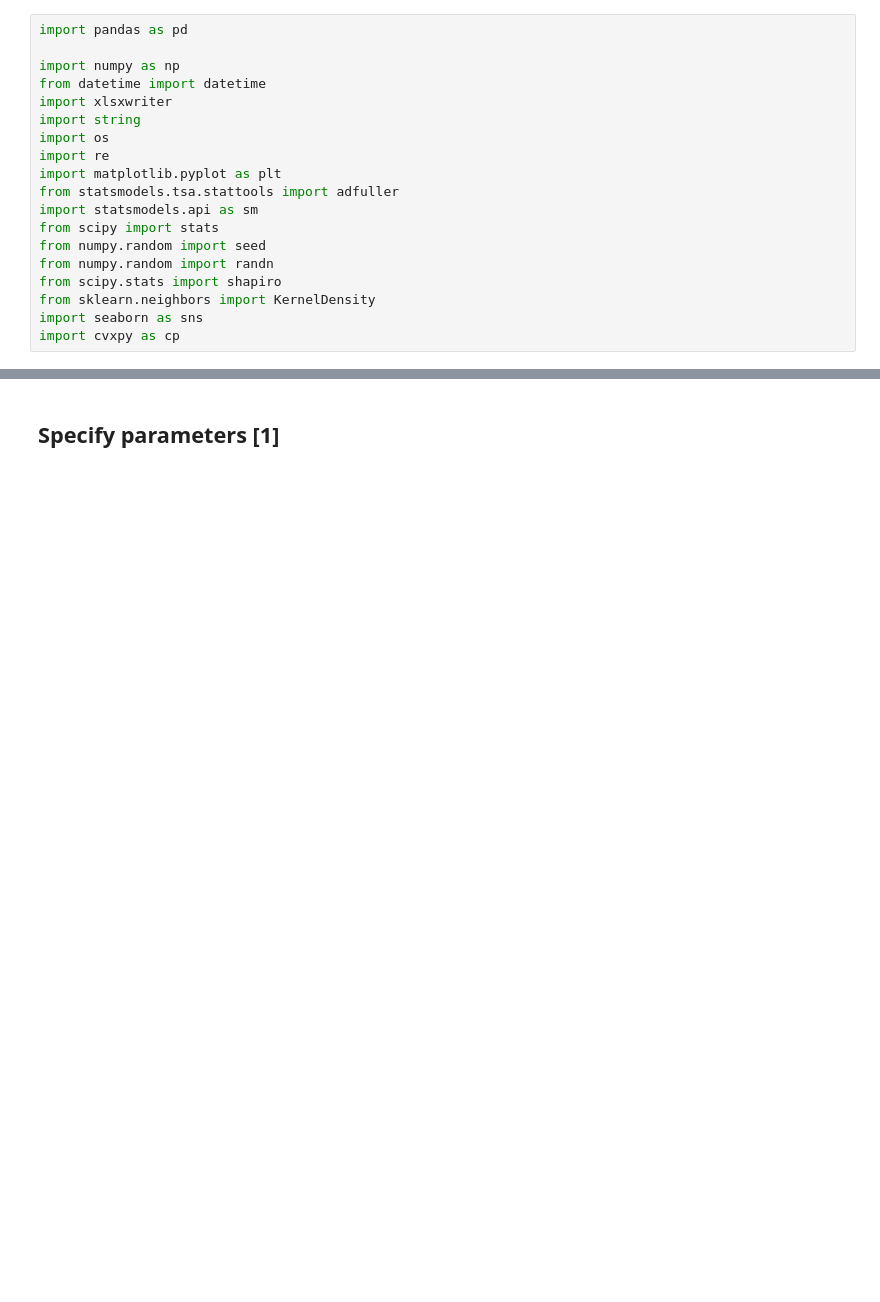
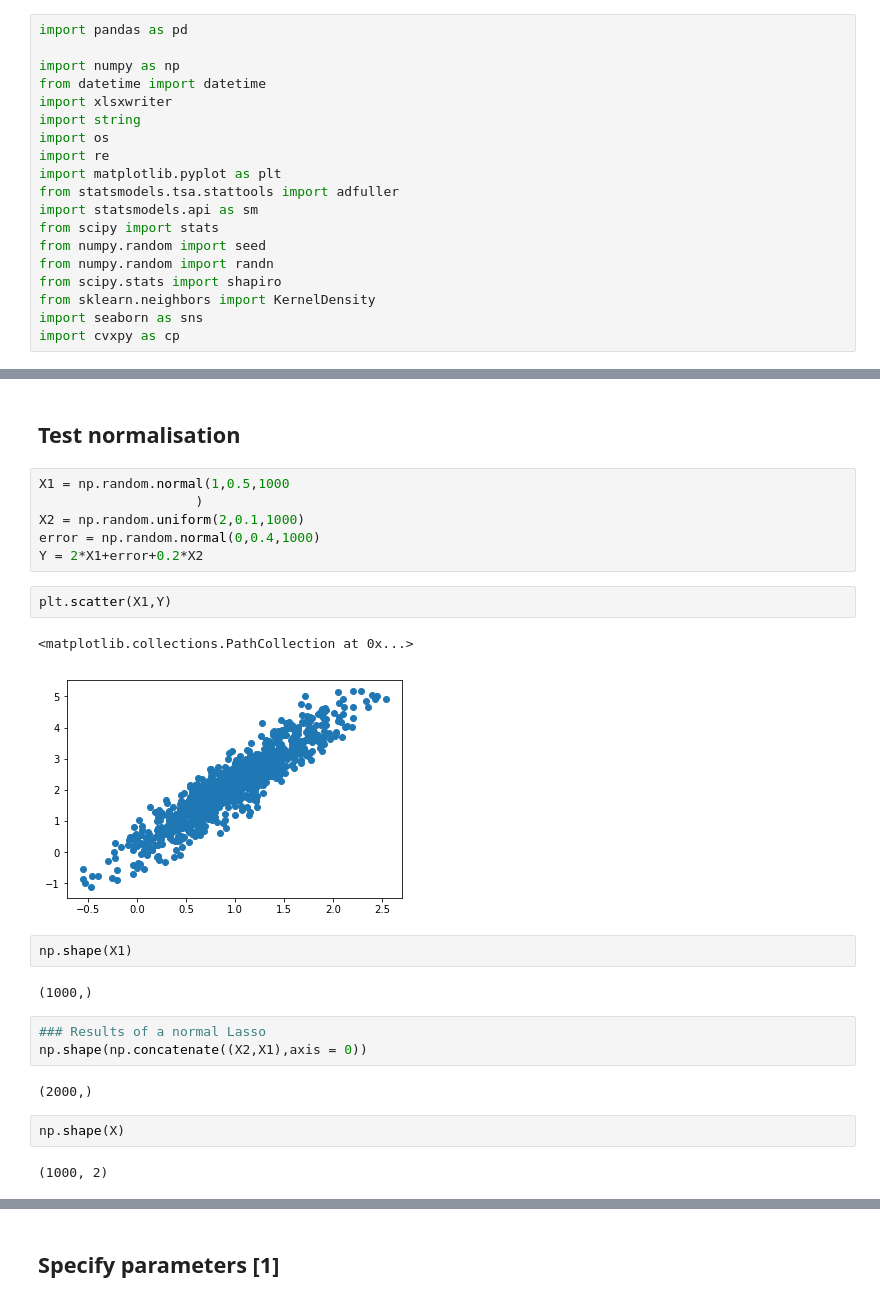
Before and after one commit to HugoLu88/Strategy-creation, a Jupyter notebook: Working/working_principles.ipynb, the cells around one changed output, grey strips where cells are left out. Saved outputs shown, nothing was run; the diff lists cells and outputs as text; blank space fills up the shorter version.

```diff
--- a/Working/working_principles.ipynb
+++ b/Working/working_principles.ipynb
@@ -26,0 +92,26 @@ import cvxpy as cp
+# %% [markdown]
+## Test normalisation
+# %%
+X1 = np.random.normal(1,0.5,1000
+                    )
+X2 = np.random.uniform(2,0.1,1000)
+error = np.random.normal(0,0.4,1000)
+Y = 2*X1+error+0.2*X2
+# %%
+plt.scatter(X1,Y)
+# %% [output]
+<matplotlib.collections.PathCollection at 0x...>
+[figure, added]
+# %%
+np.shape(X1)
+# %% [output]
+(1000,)
+# %%
+### Results of a normal Lasso
+np.shape(np.concatenate((X2,X1),axis = 0))
+# %% [output]
+(2000,)
+# %%
+np.shape(X)
+# %% [output]
+(1000, 2)
```
Also changed, not shown: parts of 13 cells of this notebook.
